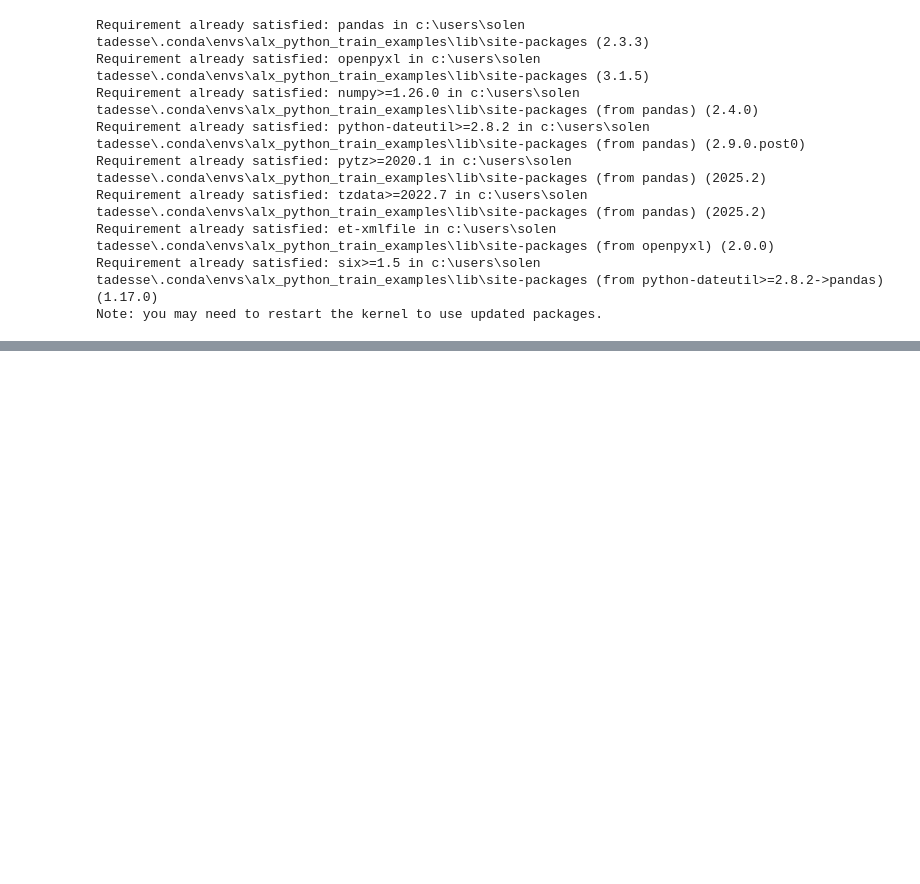
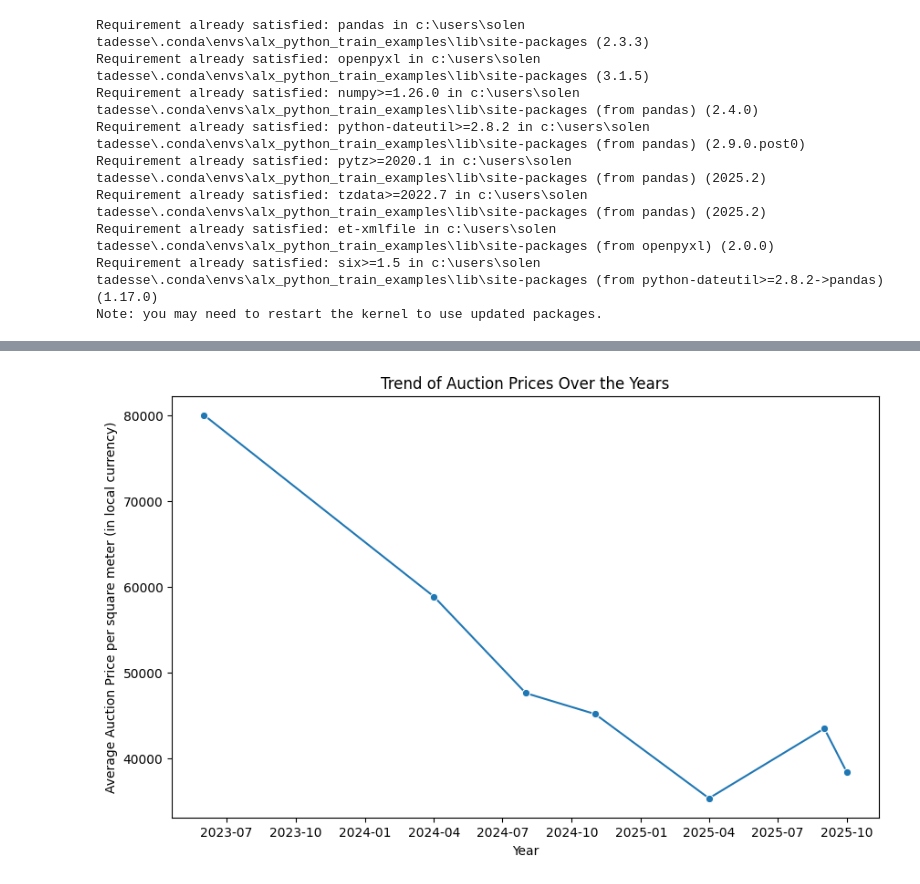
Before and after one commit to Solhemi/Land_auction_price_prediction_model_in_Addis, a Jupyter notebook: land_auction_price_prediction_model.ipynb, the cells around one changed output, grey strips where cells are left out. Cells and saved outputs as stored; diff of their text form; code cells hidden in the pictures; blank space fills up the shorter version.

```diff
--- a/land_auction_price_prediction_model.ipynb
+++ b/land_auction_price_prediction_model.ipynb
@@ -45,0 +62,4 @@ SyntaxError: invalid syntax (3827820173.py, line 1)
+# %%
+# for every unique element in the'Sub-City' column,replace spaces and hyphens with underscores
+auction_df['Sub-City'] = auction_df['Sub-City'].str.replace(' ', '_')
+auction_df['Sub-City'] = auction_df['Sub-City'].str.replace('-', '_')
@@ -45,0 +84,3 @@ SyntaxError: invalid syntax (3827820173.py, line 1)
+# %%
+# use a regex pattern to remove non-breaking spaces (represented as \xa0) in the 'Sub-City' column
+auction_df['Sub-City'] = auction_df['Sub-City'].str.replace(r'\xa0', '', regex=True)
@@ -45,0 +94,5 @@ SyntaxError: invalid syntax (3827820173.py, line 1)
+# %%
+# first replace '--' with '-'from the 'Date' column
+auction_df['Date'] = auction_df['Date'].str.replace('--', '-')
+# convert the 'Date' column to datetime format
+auction_df['Date'] = pd.to_datetime(auction_df['Date'], format='%m-%Y')
@@ -45,0 +114,4 @@ SyntaxError: invalid syntax (3827820173.py, line 1)
+# %%
+# clean all characters from 'Price per m2', 'Area size in m2', and 'Advance payment in %' columns and convert them to float
+auction_df[['Price per m2', 'Area size in m2', 'Advance payment in %']] = auction_df[['Price per m2', 'Area size in m2', 'Advance payment in %']].apply(lambda x: x.str.replace(r'[^\d\.]', '', regex=True))
+auction_df[['Price per m2', 'Area size in m2', 'Advance payment in %']] = auction_df[['Price per m2', 'Area size in m2', 'Advance payment in %']].astype(float)
@@ -45,0 +143,11 @@ SyntaxError: invalid syntax (3827820173.py, line 1)
+# %%
+# plot a line chart showing the trend of average auction prices over the years
+plt.figure(figsize=(10, 6))
+avg_prices_per_auction = auction_df.groupby('Date')['Price per m2'].mean().reset_index()
+sns.lineplot(data=avg_prices_per_auction, x='Date', y='Price per m2', marker='o')
+plt.title('Trend of Auction Prices Over the Years')
+plt.xlabel('Year')
+plt.ylabel('Average Auction Price per square meter (in local currency)')
+plt.show()
+# %% [output]
+[figure, added]
```
Also changed, not shown: parts of 16 cells of this notebook.
